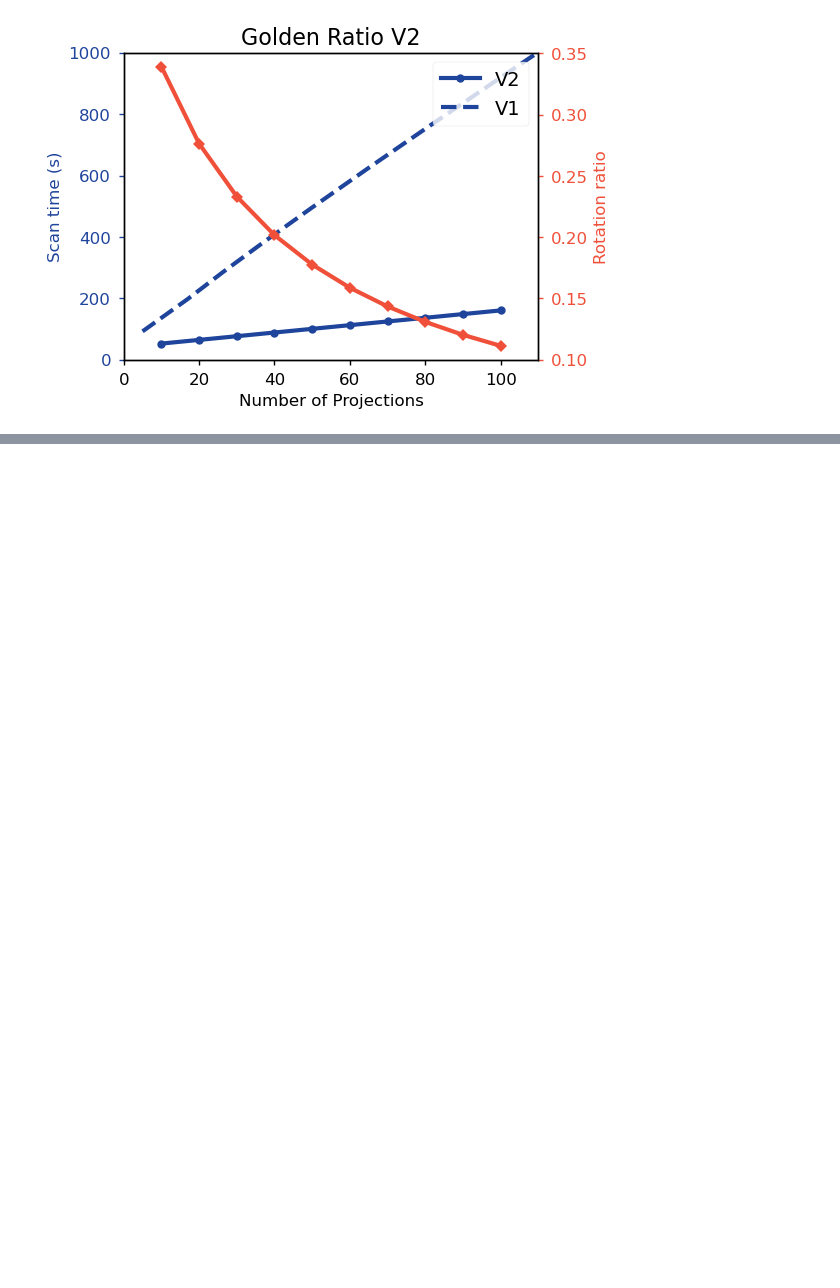
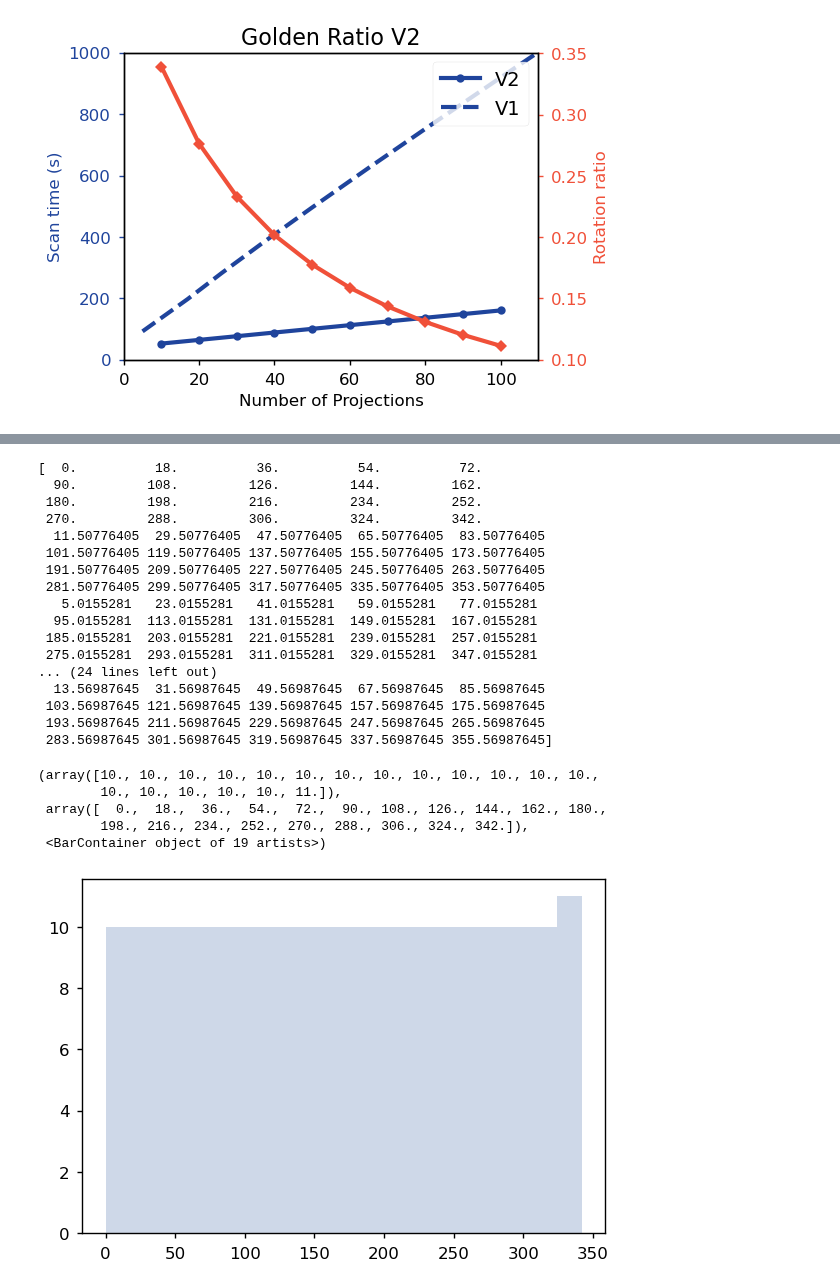
Before and after one commit to RubenDragland/4D_CT, a Jupyter notebook: Golden Angle Analysis/optimisation.ipynb, the cells around one changed output, grey strips where cells are left out. Drawn from its saved outputs; the diff is of its cells as text; code cells hidden in the pictures; blank space fills up the shorter version.

```diff
--- a/Golden Angle Analysis/optimisation.ipynb
+++ b/Golden Angle Analysis/optimisation.ipynb
@@ -458,0 +548,42 @@ ax.legend(loc = "upper right")
+# %%
+golden = ((np.sqrt(5) + 1) / 2 * 360 )% 360
+golden = np.min([golden, np.abs(360-golden)])
+
+angles = np.zeros((10,20))
+starts = (golden) * np.arange(0,10) % 18
+
+for i, start_p in enumerate(starts):
+    ct_angles = np.arange(start_p, 360, 18) #np.linspace(start_p, 20*18, 20, endpoint=True)
+    angles[i, :] = ct_angles
+
+
+# print(starts)
+angles = np.reshape(angles, -1)
+
+print(angles)
+
+plt.hist(angles, bins=np.arange(0,360,18), label="Golden", alpha=0.25)
+# %% [output]
+[  0.          18.          36.          54.          72.
+  90.         108.         126.         144.         162.
+ 180.         198.         216.         234.         252.
+ 270.         288.         306.         324.         342.
+  11.50776405  29.50776405  47.50776405  65.50776405  83.50776405
+ 101.50776405 119.50776405 137.50776405 155.50776405 173.50776405
+ 191.50776405 209.50776405 227.50776405 245.50776405 263.50776405
+ 281.50776405 299.50776405 317.50776405 335.50776405 353.50776405
+   5.0155281   23.0155281   41.0155281   59.0155281   77.0155281
+  95.0155281  113.0155281  131.0155281  149.0155281  167.0155281
+ 185.0155281  203.0155281  221.0155281  239.0155281  257.0155281
+ 275.0155281  293.0155281  311.0155281  329.0155281  347.0155281
+... (24 lines left out)
+  13.56987645  31.56987645  49.56987645  67.56987645  85.56987645
+ 103.56987645 121.56987645 139.56987645 157.56987645 175.56987645
+ 193.56987645 211.56987645 229.56987645 247.56987645 265.56987645
+ 283.56987645 301.56987645 319.56987645 337.56987645 355.56987645]
+(array([10., 10., 10., 10., 10., 10., 10., 10., 10., 10., 10., 10., 10.,
+        10., 10., 10., 10., 10., 11.]),
+ array([  0.,  18.,  36.,  54.,  72.,  90., 108., 126., 144., 162., 180.,
+        198., 216., 234., 252., 270., 288., 306., 324., 342.]),
+ <BarContainer object of 19 artists>)
+[figure, added]
```
Also changed, not shown: parts of 4 cells of this notebook, 11 other files.
